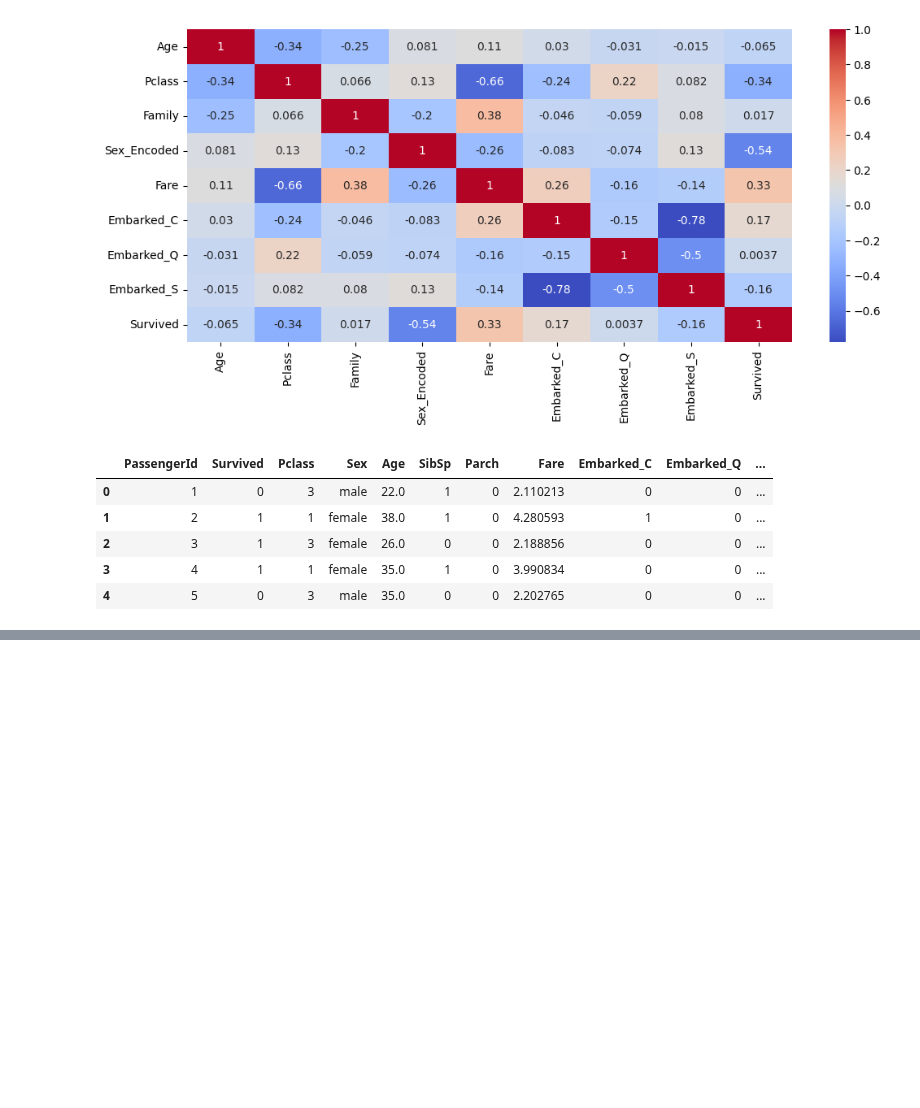
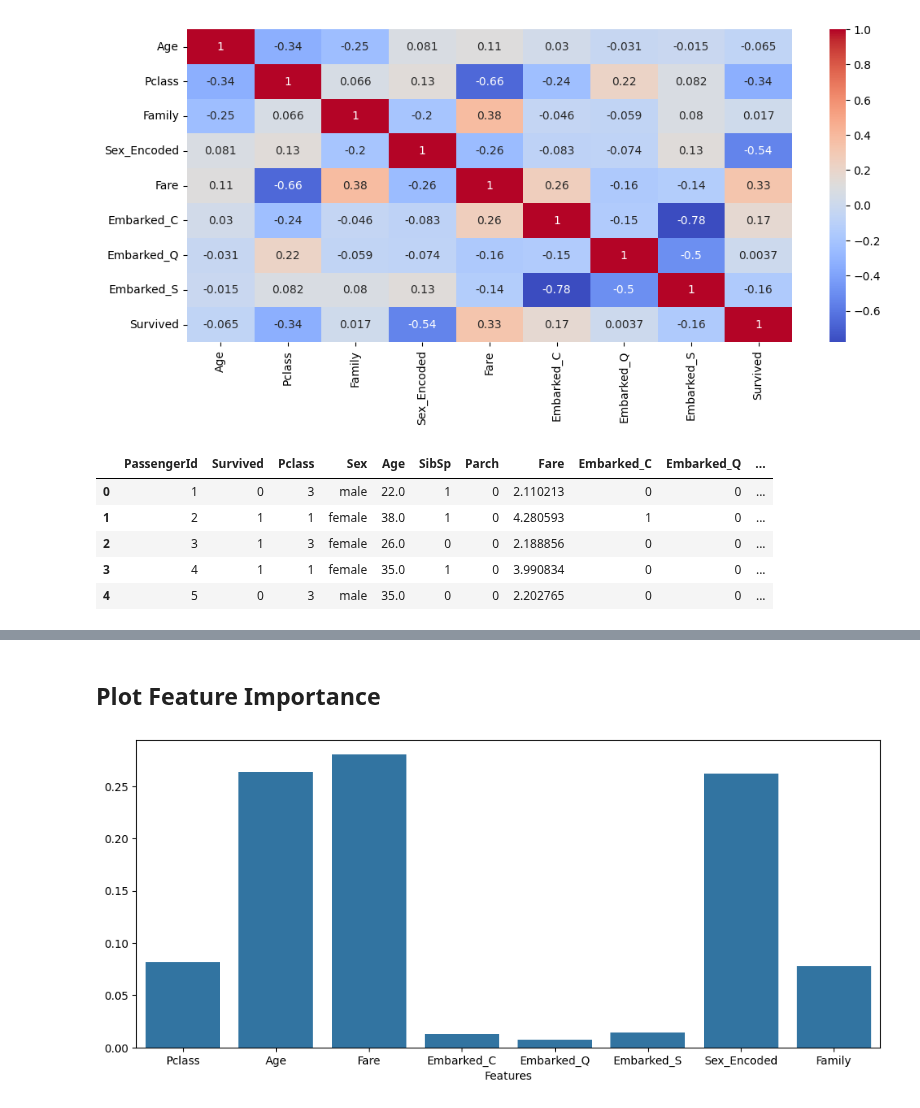
Before and after one commit to kietdoletuan/ai-ml-learning-portfolio, a Jupyter notebook: classical_ml/advanced_machine_learning/Random_Forest/project_titanic_classifier.ipynb, the cells around one changed output, grey strips where cells are left out. Saved outputs shown, nothing was run; the diff lists cells and outputs as text; code cells hidden in the pictures; blank space fills up the shorter version.

```diff
--- a/classical_ml/advanced_machine_learning/Random_Forest/project_titanic_classifier.ipynb
+++ b/classical_ml/advanced_machine_learning/Random_Forest/project_titanic_classifier.ipynb
@@ -213,7 +86,0 @@ class DecisionTree:
-# %%
-dt = DecisionTree(5, 6)
-dt.fit(X_train, y_train)
-predictions = dt.predict(X_test)
-
-accuracy = np.mean(predictions == y_test) * 100
-print(accuracy)
@@ -236,0 +172,21 @@ Accuracy: 0.8707865168539326
+# %% [markdown]
+## Plot Feature Importance
+# %%
+rf = RandomForestClassifier(
+            n_estimators=n,
+            max_depth=depth,
+            random_state=42,
+            oob_score=True,
+            bootstrap=True,
+            n_jobs=-1
+        )
+
+rf.fit(X_train, y_train)
+
+plt.figure(figsize = (12,5))
+
+sns.barplot(x = df.drop(columns = ['PassengerId', 'SibSp', 'Parch', 'Sex', 'Survived']).columns, y = rf.feature_importances_)
+plt.xlabel('Features')
+plt.show()
+# %% [output]
+[figure, added]
```
Also changed, not shown: parts of 15 cells of this notebook, 3 other files.
